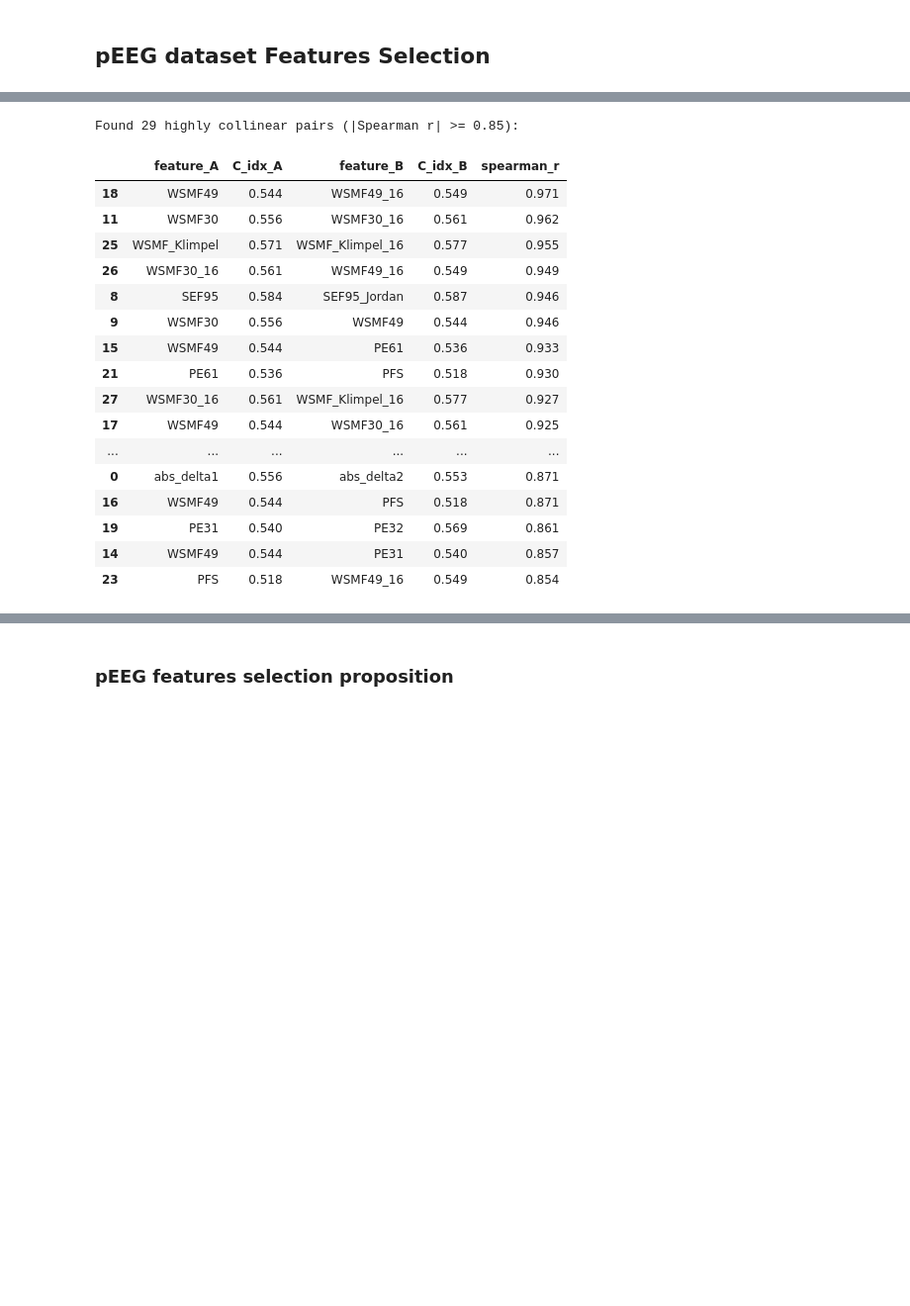
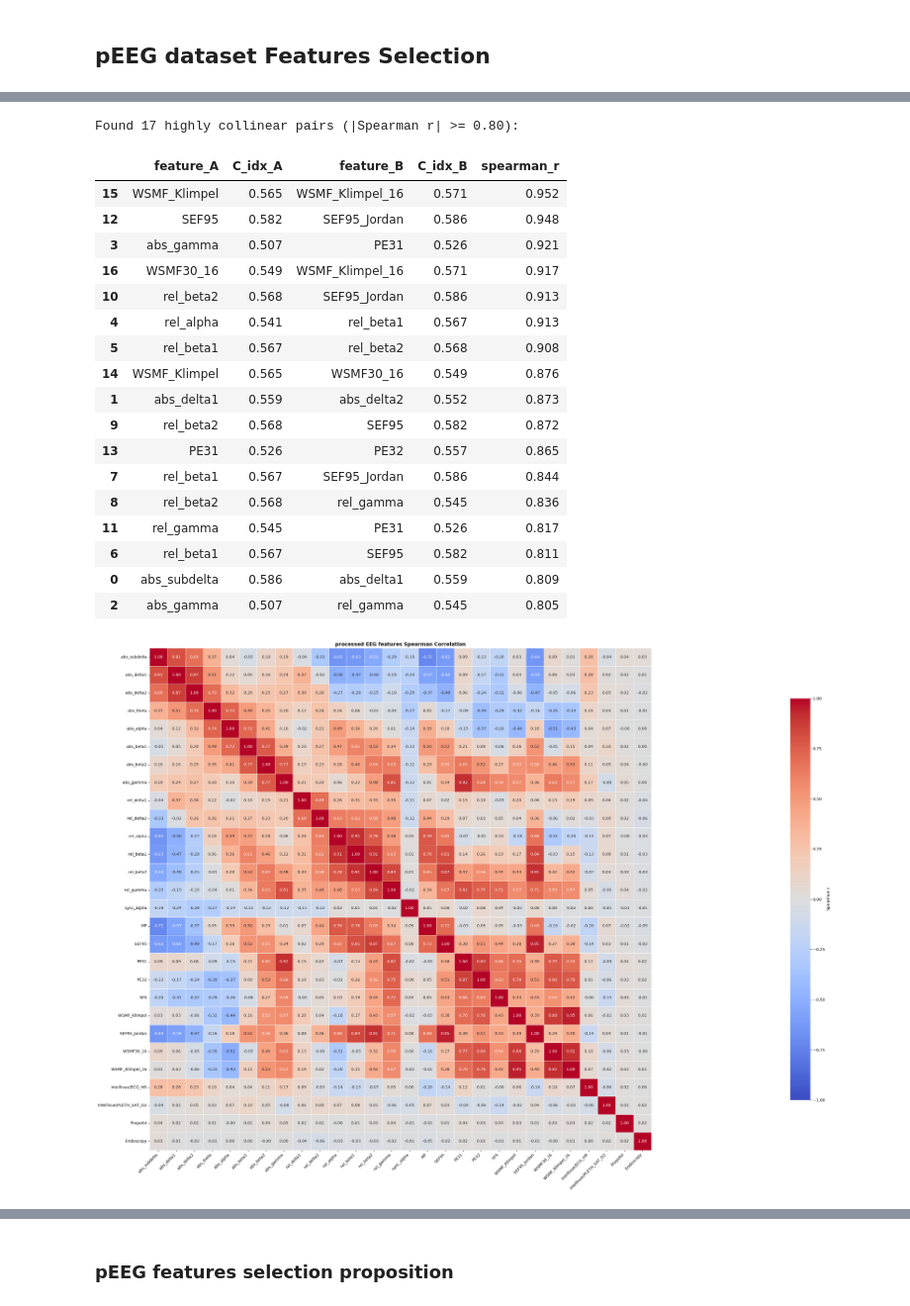
Before and after one commit to pippolin0/EPFL-ICUcockpit, a Jupyter notebook: src/data_analysis/feature_selection.ipynb, the cells around one changed output, grey strips where cells are left out. Shown at 99% size. Drawn from its saved outputs; the diff is of its cells as text; code cells hidden in the pictures; blank space fills up the shorter version.

```diff
--- a/src/data_analysis/feature_selection.ipynb
+++ b/src/data_analysis/feature_selection.ipynb
@@ -200,13 +150,13 @@ Starting Section 2 -> Selected: 15 | Dropped: 7
 # Merge static features and metadata quality flags onto episodes
 static_episodes = episodes_df.merge(static_df, on="ID", how="inner")
 
-# Lock in 10-fold patient-level CV split BEFORE any feature selection
-gkf = GroupKFold(n_splits=10)
+# Lock in 5-fold patient-level CV split BEFORE any feature selection
+gkf = GroupKFold(n_splits=5)
 static_episodes["fold"] = -1
 for fold, (_, val_idx) in enumerate(gkf.split(static_episodes, groups=static_episodes["ID"])):
     static_episodes.loc[val_idx, "fold"] = fold
 
-# Use Folds 0-7 (80% of patients) for feature selection; keep Fold 8 and 9 untouched as holdout check
-dev_df = static_episodes[~static_episodes["fold"].isin([8, 9])].copy()
+# Use Folds 0-3 (80% of patients) for feature selection; keep Fold 4 untouched as holdout check
+dev_df = static_episodes[~static_episodes["fold"].isin([4])].copy()
 print(f"Development set for feature selection: {len(dev_df)} episodes ({dev_df['ID'].nunique()} patients)")
 # %% [output]
@@ -259,13 +313,10 @@ Name: pct_true, dtype: float64
 # %%
+static_candidates = static_features_selected
 corr_matrix = patient_level_dev[static_candidates].corr(method="spearman")
-
-# Mask the upper triangle so each pair appears once
-mask = np.triu(np.ones_like(corr_matrix, dtype=bool))
 
 plt.figure(figsize=(11, 9))
 sns.heatmap(
     corr_matrix,
-    mask=mask,
     cmap="coolwarm",
     vmin=-1,
     vmax=1,
@@ -685,43 +717,64 @@ display(peeg_ranking)
 # %%
 # Compute Spearman correlation on the 10s development grid
 corr_peeg = dev_grid[peeg_features_selected].corr(method="spearman")
 c_lookup = peeg_ranking.set_index("feature")["c_index"].to_dict()
 
 redundant_pairs = []
 cols = peeg_features_selected
 for i in range(len(cols)):
     for j in range(i + 1, len(cols)):
         r = corr_peeg.iloc[i, j]
-        if abs(r) >= 0.85:
+        if abs(r) >= 0.80:
             f1, f2 = cols[i], cols[j]
             redundant_pairs.append({
                 "feature_A": f1,
                 "C_idx_A": c_lookup[f1],
                 "feature_B": f2,
                 "C_idx_B": c_lookup[f2],
                 "spearman_r": round(float(r), 3),
             })
 
 redundant_df = pd.DataFrame(redundant_pairs).sort_values("spearman_r", key=abs, ascending=False)
-print(f"Found {len(redundant_df)} highly collinear pairs (|Spearman r| >= 0.85):")
+print(f"Found {len(redundant_df)} highly collinear pairs (|Spearman r| >= 0.80):")
 display(redundant_df)
+
+plt.figure(figsize=(100, 20))
+sns.heatmap(
+    corr_peeg,
+    cmap="coolwarm",
+    vmin=-1,
+    vmax=1,
+    center=0,
+    annot=True,
+    fmt=".2f",
+    square=True,
+    linewidths=0.5,
+    cbar_kws={"shrink": 0.8, "label": "Spearman r"},
+)
+plt.title("processed EEG features Spearman Correlation", fontsize=13, fontweight="bold")
+plt.xticks(rotation=45, ha="right")
+plt.yticks(rotation=0)
+plt.tight_layout()
+plt.show()
 # %% [output]
-Found 29 highly collinear pairs (|Spearman r| >= 0.85):
+Found 17 highly collinear pairs (|Spearman r| >= 0.80):
 |  | feature_A | C_idx_A | feature_B | C_idx_B | spearman_r |
-| 18 | WSMF49 | 0.544 | WSMF49_16 | 0.549 | 0.971 |
-| 11 | WSMF30 | 0.556 | WSMF30_16 | 0.561 | 0.962 |
-| 25 | WSMF_Klimpel | 0.571 | WSMF_Klimpel_16 | 0.577 | 0.955 |
-| 26 | WSMF30_16 | 0.561 | WSMF49_16 | 0.549 | 0.949 |
-| 8 | SEF95 | 0.584 | SEF95_Jordan | 0.587 | 0.946 |
-| 9 | WSMF30 | 0.556 | WSMF49 | 0.544 | 0.946 |
-| 15 | WSMF49 | 0.544 | PE61 | 0.536 | 0.933 |
-| 21 | PE61 | 0.536 | PFS | 0.518 | 0.930 |
-| 27 | WSMF30_16 | 0.561 | WSMF_Klimpel_16 | 0.577 | 0.927 |
-| 17 | WSMF49 | 0.544 | WSMF30_16 | 0.561 | 0.925 |
-| ... | ... | ... | ... | ... | ... |
-| 0 | abs_delta1 | 0.556 | abs_delta2 | 0.553 | 0.871 |
-| 16 | WSMF49 | 0.544 | PFS | 0.518 | 0.871 |
-| 19 | PE31 | 0.540 | PE32 | 0.569 | 0.861 |
-| 14 | WSMF49 | 0.544 | PE31 | 0.540 | 0.857 |
-| 23 | PFS | 0.518 | WSMF49_16 | 0.549 | 0.854 |
+| 15 | WSMF_Klimpel | 0.565 | WSMF_Klimpel_16 | 0.571 | 0.952 |
+| 12 | SEF95 | 0.582 | SEF95_Jordan | 0.586 | 0.948 |
+| 3 | abs_gamma | 0.507 | PE31 | 0.526 | 0.921 |
+| 16 | WSMF30_16 | 0.549 | WSMF_Klimpel_16 | 0.571 | 0.917 |
+| 10 | rel_beta2 | 0.568 | SEF95_Jordan | 0.586 | 0.913 |
+| 4 | rel_alpha | 0.541 | rel_beta1 | 0.567 | 0.913 |
+| 5 | rel_beta1 | 0.567 | rel_beta2 | 0.568 | 0.908 |
+| 14 | WSMF_Klimpel | 0.565 | WSMF30_16 | 0.549 | 0.876 |
+| 1 | abs_delta1 | 0.559 | abs_delta2 | 0.552 | 0.873 |
+| 9 | rel_beta2 | 0.568 | SEF95 | 0.582 | 0.872 |
+| 13 | PE31 | 0.526 | PE32 | 0.557 | 0.865 |
+| 7 | rel_beta1 | 0.567 | SEF95_Jordan | 0.586 | 0.844 |
+| 8 | rel_beta2 | 0.568 | rel_gamma | 0.545 | 0.836 |
+| 11 | rel_gamma | 0.545 | PE31 | 0.526 | 0.817 |
+| 6 | rel_beta1 | 0.567 | SEF95 | 0.582 | 0.811 |
+| 0 | abs_subdelta | 0.586 | abs_delta1 | 0.559 | 0.809 |
+| 2 | abs_gamma | 0.507 | rel_gamma | 0.545 | 0.805 |
+[figure, added]
 # %% [markdown]
```
Also changed, not shown: parts of 24 cells of this notebook.
